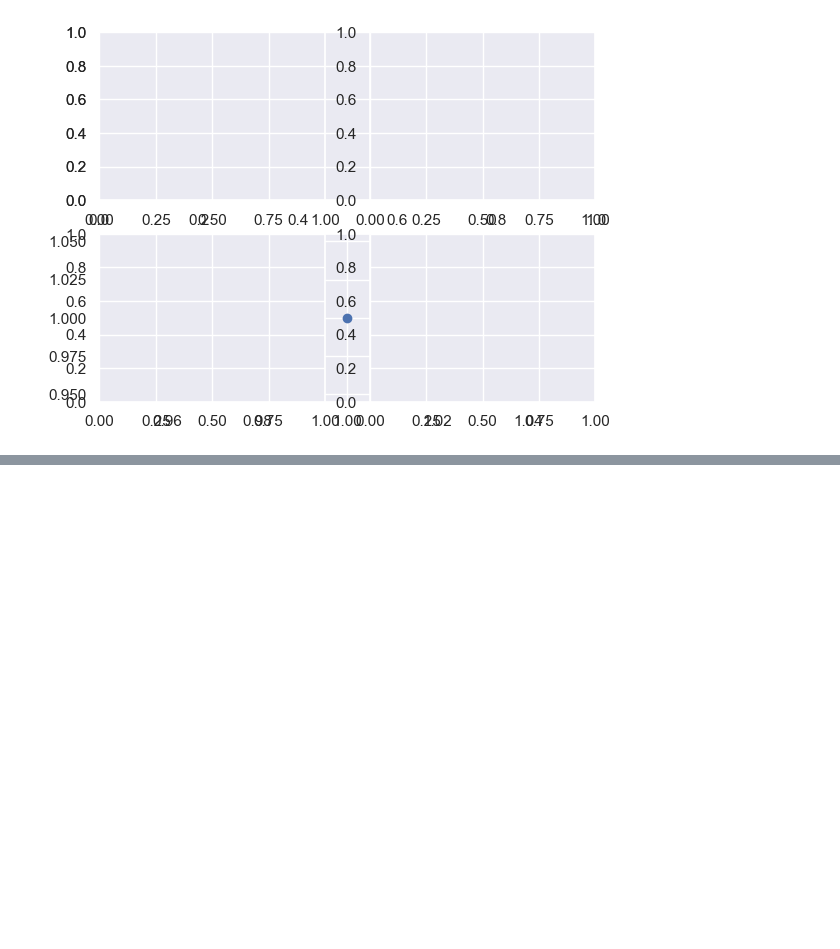
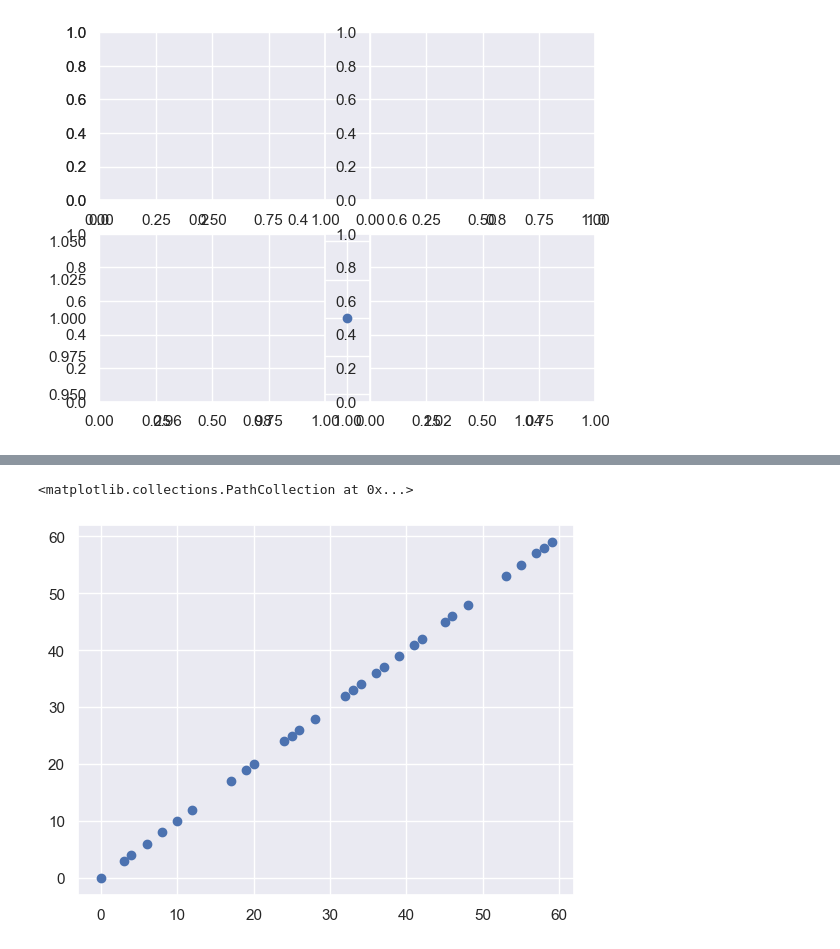
Before and after one commit to locllos/felere, a Jupyter notebook: source/playground.ipynb, the cells around one changed output, grey strips where cells are left out. Saved outputs shown, nothing was run; the diff lists cells and outputs as text; code cells hidden in the pictures; blank space fills up the shorter version.

```diff
--- a/source/playground.ipynb
+++ b/source/playground.ipynb
@@ -182,0 +299,16 @@ axes[1].scatter([1], [1])
+# %%
+non_iid = indices[_iid_size(len(indices)):]
+
+y_non_iid = y[non_iid]
+X_non_iid = X[non_iid]
+sorted_non_iid = np.argsort(_by_norm2(y_non_iid))
+
+y_non_iid = y_non_iid[sorted_non_iid]
+X_non_iid = X_non_iid[sorted_non_iid]
+# %%
+X_non_iid = X[non_iid]
+y_non_iid = y[non_iid]
+plt.scatter(X_non_iid, y_non_iid)
+# %% [output]
+<matplotlib.collections.PathCollection at 0x...>
+[figure, added]
```
Also changed, not shown: parts of 36 cells of this notebook, 3 other files.
